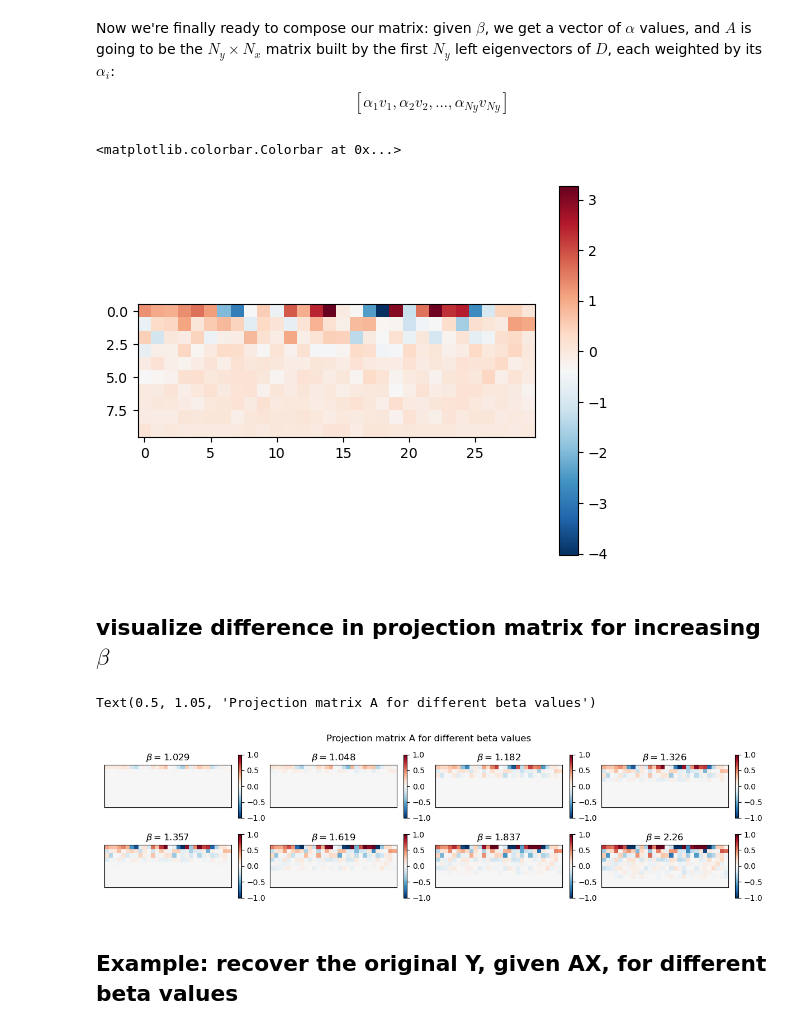
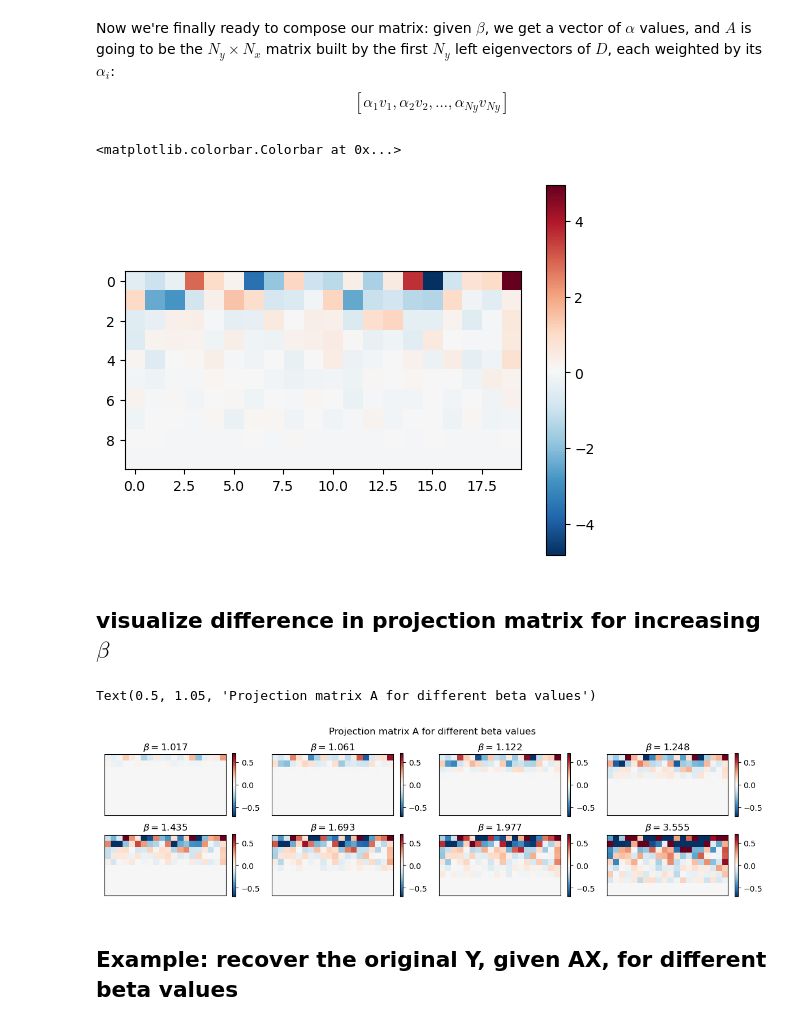
Before and after one commit to michnard/GIB_tutorial, a Jupyter notebook: GIB_Tutorial.ipynb, the cells around one changed output. Cells and saved outputs as stored; diff of their text form; code cells hidden in the pictures.

```diff
--- a/GIB_Tutorial.ipynb
+++ b/GIB_Tutorial.ipynb
@@ -24,8 +24,8 @@ from scipy.linalg import eig
 import matplotlib.pyplot as plt
 # %%
 # random covariance matrix
-np.random.seed(0)
-Nx = 30 # dimensionality of X (var to be compressed)
+np.random.seed(2)
+Nx = 20 # dimensionality of X (var to be compressed)
 Ny = 10 # dimensionality of Y (relevance variable - to be preserved)
 # random covariance matrix of dimension Nx + Ny
 C = np.random.randn(Nx + Ny, Nx + Ny)
@@ -122,27 +120,27 @@ plt.imshow(A, cmap='RdBu_r')
 plt.colorbar()
 # %% [output]
 <matplotlib.colorbar.Colorbar at 0x...>
-[figure, old version]
+[figure, new version]
 # %% [markdown]
 ## visualize difference in projection matrix for increasing $\beta$
 # %%
 # see the difference for different beta values just after critical values
 plt.figure(figsize=(12,3))
 for ib,beta in enumerate(beta_critical[1:9]+0.001):
     plt.subplot(2,4,ib+1)
     alp = alpha_coeff(beta, beta_critical, rs, eigvals, Ny)
     A=projection_matrix(alp, eigvecs, Ny)
-    plt.imshow(A,cmap='RdBu_r',vmin=-1,vmax=1)
+    plt.imshow(A,cmap='RdBu_r',vmin=-0.7,vmax=0.7)
     plt.xticks([])
     plt.yticks([])
     plt.title(r'$\beta = $'+str(np.round(beta,3)))
     # make colorbar smaller
     plt.colorbar(fraction=0.035)
 plt.tight_layout()
 plt.suptitle('Projection matrix A for different beta values',y=1.05)
 # %% [output]
 Text(0.5, 1.05, 'Projection matrix A for different beta values')
-[figure, old version]
+[figure, new version]
 # %% [markdown]
 ## Example: recover the original Y, given AX, for different beta values
 # %%
```
Also changed, not shown: parts of 4 cells of this notebook.
